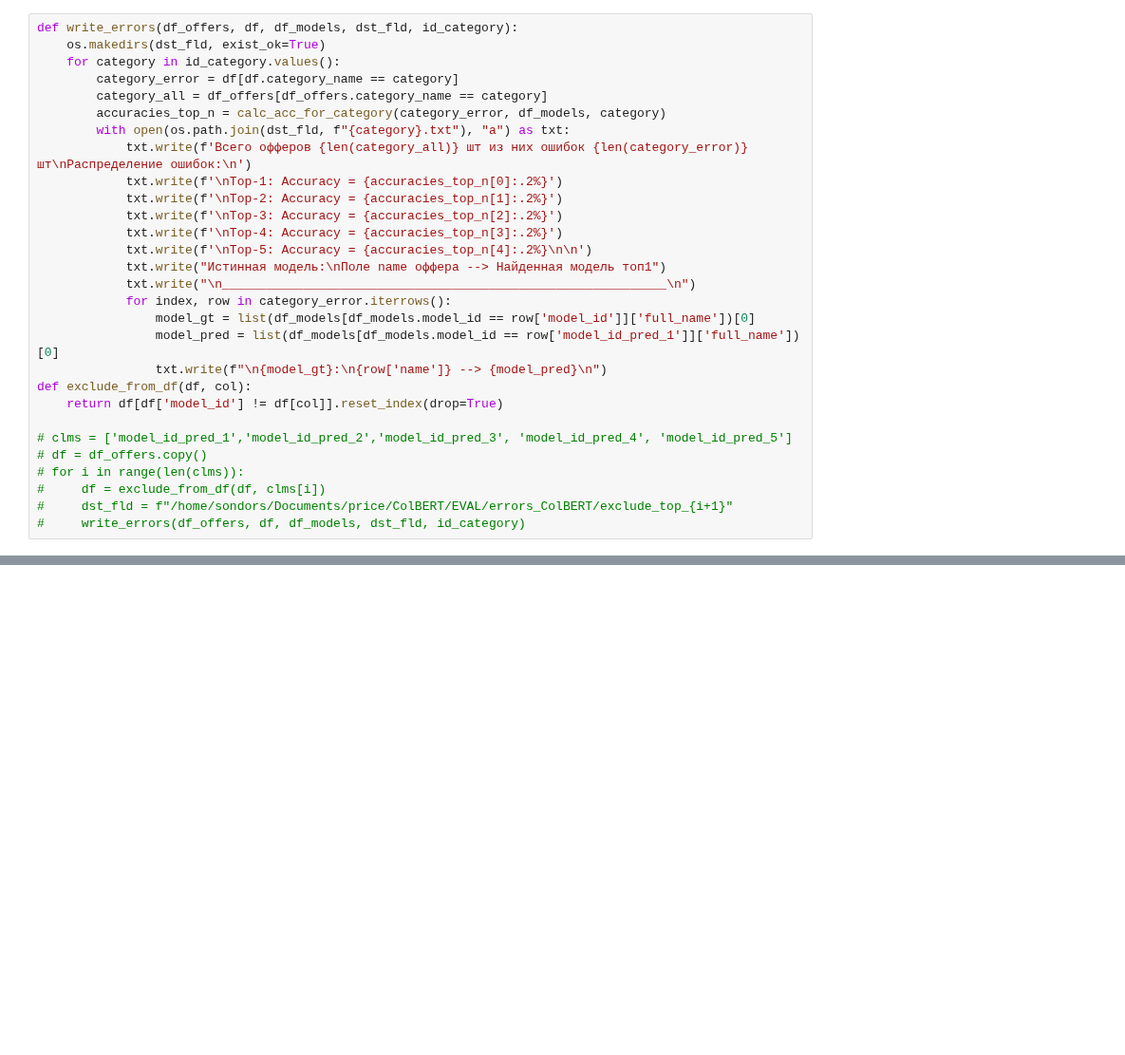
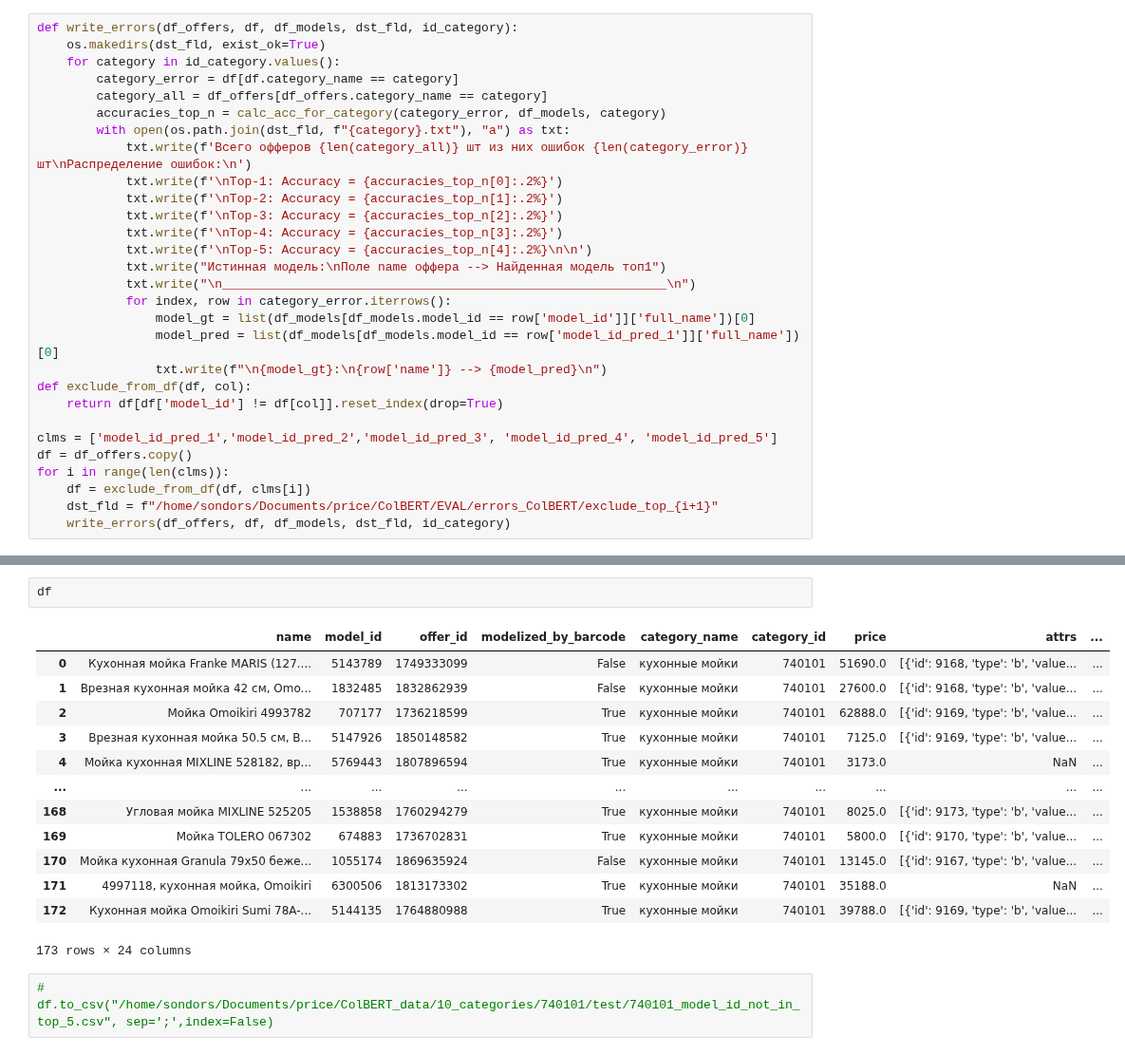
Before and after one commit to IgorSondors/ColBERT, a Jupyter notebook: EVAL/1:n_ColBERT.ipynb, the cells around one changed output, grey strips where cells are left out. Shown at 95% size. Cells and saved outputs as stored; diff of their text form; blank space fills up the shorter version.

```diff
--- a/EVAL/1:n_ColBERT.ipynb
+++ b/EVAL/1:n_ColBERT.ipynb
@@ -189,9 +191,9 @@ def write_errors(df_offers, df, df_models, dst_fld, id_category):
 def exclude_from_df(df, col):
     return df[df['model_id'] != df[col]].reset_index(drop=True)
 
-# clms = ['model_id_pred_1','model_id_pred_2','model_id_pred_3', 'model_id_pred_4', 'model_id_pred_5']
-# df = df_offers.copy()
-# for i in range(len(clms)):
-#     df = exclude_from_df(df, clms[i])
-#     dst_fld = f"/home/sondors/Documents/price/ColBERT/EVAL/errors_ColBERT/exclude_top_{i+1}"
-#     write_errors(df_offers, df, df_models, dst_fld, id_category)
+clms = ['model_id_pred_1','model_id_pred_2','model_id_pred_3', 'model_id_pred_4', 'model_id_pred_5']
+df = df_offers.copy()
+for i in range(len(clms)):
+    df = exclude_from_df(df, clms[i])
+    dst_fld = f"/home/sondors/Documents/price/ColBERT/EVAL/errors_ColBERT/exclude_top_{i+1}"
+    write_errors(df_offers, df, df_models, dst_fld, id_category)
@@ -197,0 +218,18 @@ def exclude_from_df(df, col):
+# %%
+df
+# %% [output]
+|  | name | model_id | offer_id | modelized_by_barcode | category_name | category_id | price | attrs | ... |
+| 0 | Кухонная мойка Franke MARIS (127.... | 5143789 | 1749333099 | False | кухонные мойки | 740101 | 51690.0 | [{'id': 9168, 'type': 'b', 'value... | ... |
+| 1 | Врезная кухонная мойка 42 см, Omo... | 1832485 | 1832862939 | False | кухонные мойки | 740101 | 27600.0 | [{'id': 9168, 'type': 'b', 'value... | ... |
+| 2 | Мойка Omoikiri 4993782 | 707177 | 1736218599 | True | кухонные мойки | 740101 | 62888.0 | [{'id': 9169, 'type': 'b', 'value... | ... |
+| 3 | Врезная кухонная мойка 50.5 см, B... | 5147926 | 1850148582 | True | кухонные мойки | 740101 | 7125.0 | [{'id': 9169, 'type': 'b', 'value... | ... |
+| 4 | Мойка кухонная MIXLINE 528182, вр... | 5769443 | 1807896594 | True | кухонные мойки | 740101 | 3173.0 | NaN | ... |
+| ... | ... | ... | ... | ... | ... | ... | ... | ... | ... |
+| 168 | Угловая мойка MIXLINE 525205 | 1538858 | 1760294279 | True | кухонные мойки | 740101 | 8025.0 | [{'id': 9173, 'type': 'b', 'value... | ... |
+| 169 | Мойка TOLERO 067302 | 674883 | 1736702831 | True | кухонные мойки | 740101 | 5800.0 | [{'id': 9170, 'type': 'b', 'value... | ... |
+| 170 | Мойка кухонная Granula 79х50 беже... | 1055174 | 1869635924 | False | кухонные мойки | 740101 | 13145.0 | [{'id': 9167, 'type': 'b', 'value... | ... |
+| 171 | 4997118, кухонная мойка, Omoikiri | 6300506 | 1813173302 | True | кухонные мойки | 740101 | 35188.0 | NaN | ... |
+| 172 | Кухонная мойка Omoikiri Sumi 78A-... | 5144135 | 1764880988 | True | кухонные мойки | 740101 | 39788.0 | [{'id': 9169, 'type': 'b', 'value... | ... |
+173 rows × 24 columns
+# %%
+# df.to_csv("/home/sondors/Documents/price/ColBERT_data/10_categories/740101/test/740101_model_id_not_in_top_5.csv", sep=';',index=False)
```
Also changed, not shown: parts of 3 cells of this notebook, 3 other files.
